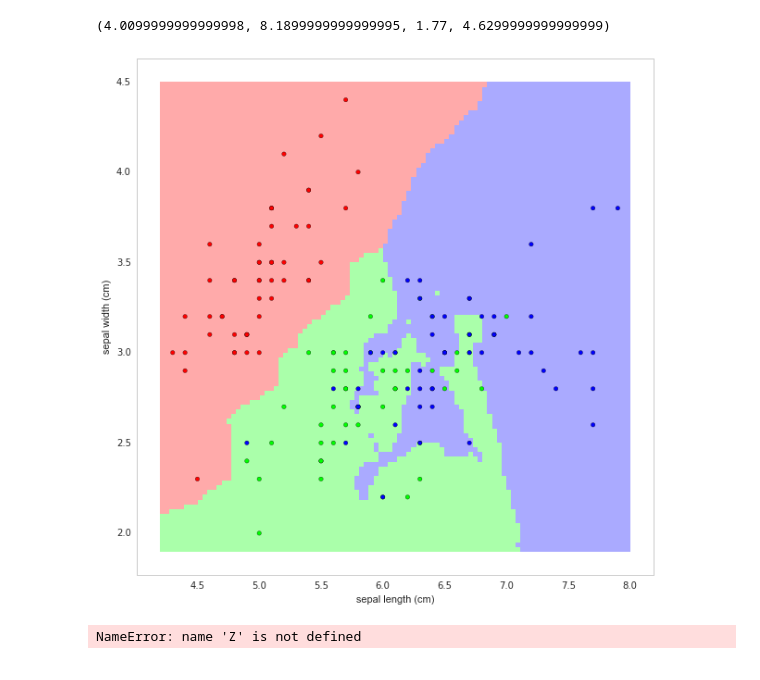
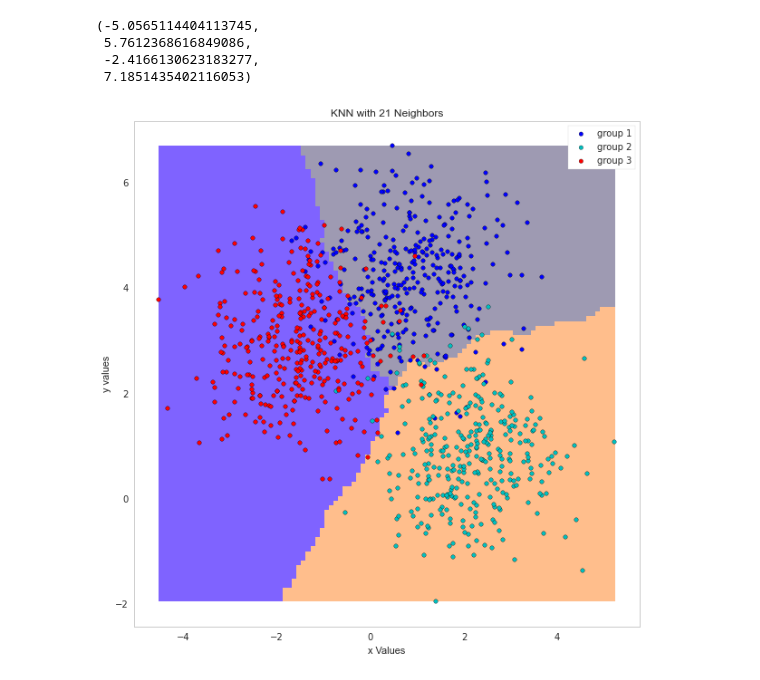
Before and after one commit to azbones/big_data, a Jupyter notebook: week_5/Week 6- ML and Stats.ipynb, the cells around one changed output. Cells and saved outputs as stored; diff of their text form; code cells hidden in the pictures.

```diff
--- a/week_5/Week 6- ML and Stats.ipynb
+++ b/week_5/Week 6- ML and Stats.ipynb
@@ -101,9 +69,7 @@ plt.show()
 # %%
 from sklearn import neighbors, datasets
-iris = datasets.load_iris()
-X, y = iris.data, iris.target
+X, y = df.values, df.index
 knn = neighbors.KNeighborsClassifier(n_neighbors=1)
 knn.fit(X, y)
-# What kind of iris has 3cm x 5cm sepal and 4cm x 2cm petal?
-print iris.target_names[knn.predict([[3, 5, 4, 2]])]
+print ['Group 1','Group 2','Group 3'][knn.predict([[-4, 4]])]
 # %% [output]
@@ -134,39 +82,44 @@ print(df)
 # %%
 import numpy as np
+from sklearn import neighbors, datasets
 from matplotlib.colors import ListedColormap
-cmap_light = ListedColormap(['#FFAAAA', '#AAFFAA', '#AAAAFF'])
-cmap_bold = ListedColormap(['#FF0000', '#00FF00', '#0000FF'])
+mesh_cmap = ListedColormap(['#9E9AB2', '#FFBE8C', '#7F63FF'])
 
-knn = neighbors.KNeighborsClassifier(n_neighbors=3)
-iris = datasets.load_iris()
-X = iris.data[:, :2]  # we only take the first two features. We could
-                    # avoid this ugly slicing by using a two-dim dataset
-y = iris.target
+k_neigh = 21
+
+knn = neighbors.KNeighborsClassifier(n_neighbors=k_neigh)
+
+X = df.values
+y = df.index
 
 knn.fit(X, y)
 
-x_min, x_max = X[:, 0].min() - .1, X[:, 0].max() + .1
-y_min, y_max = X[:, 1].min() - .1, X[:, 1].max() + .1
+x_min, x_max = X[:, 0].min(), X[:, 0].max()
+y_min, y_max = X[:, 1].min(), X[:, 1].max()
 xx, yy = np.meshgrid(np.linspace(x_min, x_max, 100),
                      np.linspace(y_min, y_max, 100))
 Z = knn.predict(np.c_[xx.ravel(), yy.ravel()])
 
 # Put the result into a color plot
 Z = Z.reshape(xx.shape)
 plt.figure()
-plt.pcolormesh(xx, yy, Z, cmap=cmap_light)
-
-# Plot also the training points
-plt.scatter(X[:, 0], X[:, 1], c=y, cmap=cmap_bold)
-plt.xlabel('sepal length (cm)')
-plt.ylabel('sepal width (cm)')
+plt.title('KNN with {} Neighbors'.format(k_neigh))
+plt.pcolormesh(xx, yy, Z, cmap=mesh_cmap)
+group1 = plt.scatter(df['feature 1'].ix[0], df['feature 2'].ix[0], c='b', label='group 1')
+group2 = plt.scatter(df['feature 1'].ix[1], df['feature 2'].ix[1], c='c', label='group 2')
+group3 = plt.scatter(df['feature 1'].ix[2], df['feature 2'].ix[2], c='r', label='group 3')
+legend = plt.legend(handles=[group1,group2,group3], frameon=1)
+legend.get_frame().set_facecolor('#ffffff')
+plt.xlabel('x Values')
+plt.ylabel('y values')
 plt.axis('tight')
 # %% [output]
-(4.0099999999999998, 8.1899999999999995, 1.77, 4.6299999999999999)
+(-5.0565114404113745,
+ 5.7612368616849086,
+ -2.4166130623183277,
+ 7.1851435402116053)
-[figure, old version]
+[figure, new version]
 # %%
 Z
-# %% [output]
-NameError: name 'Z' is not defined
 # %%
 plot_iris_classification(neighbors.KNeighborsClassifier, n_neighbors=3)
```
Also changed, not shown: parts of 20 cells of this notebook.
